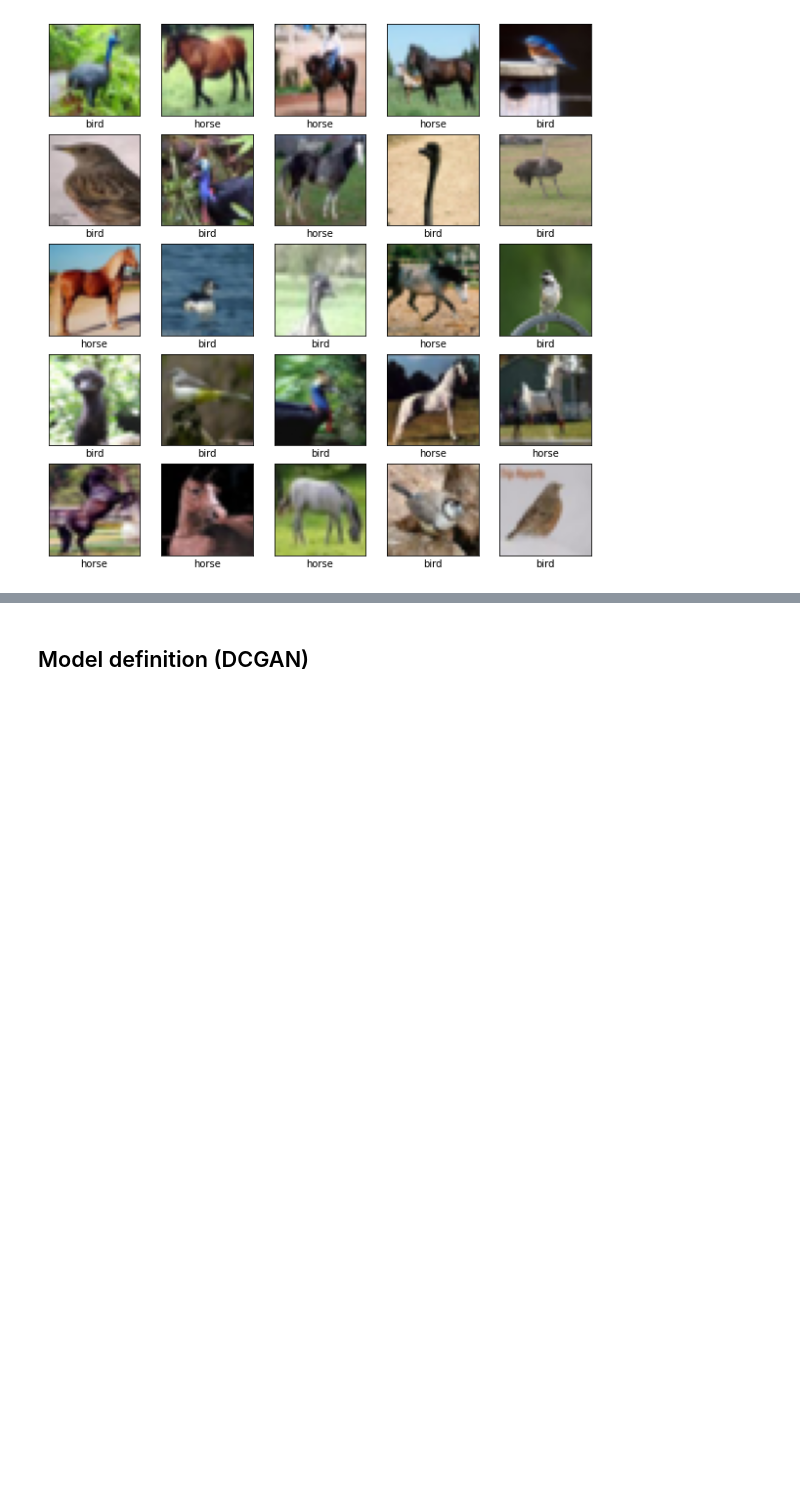
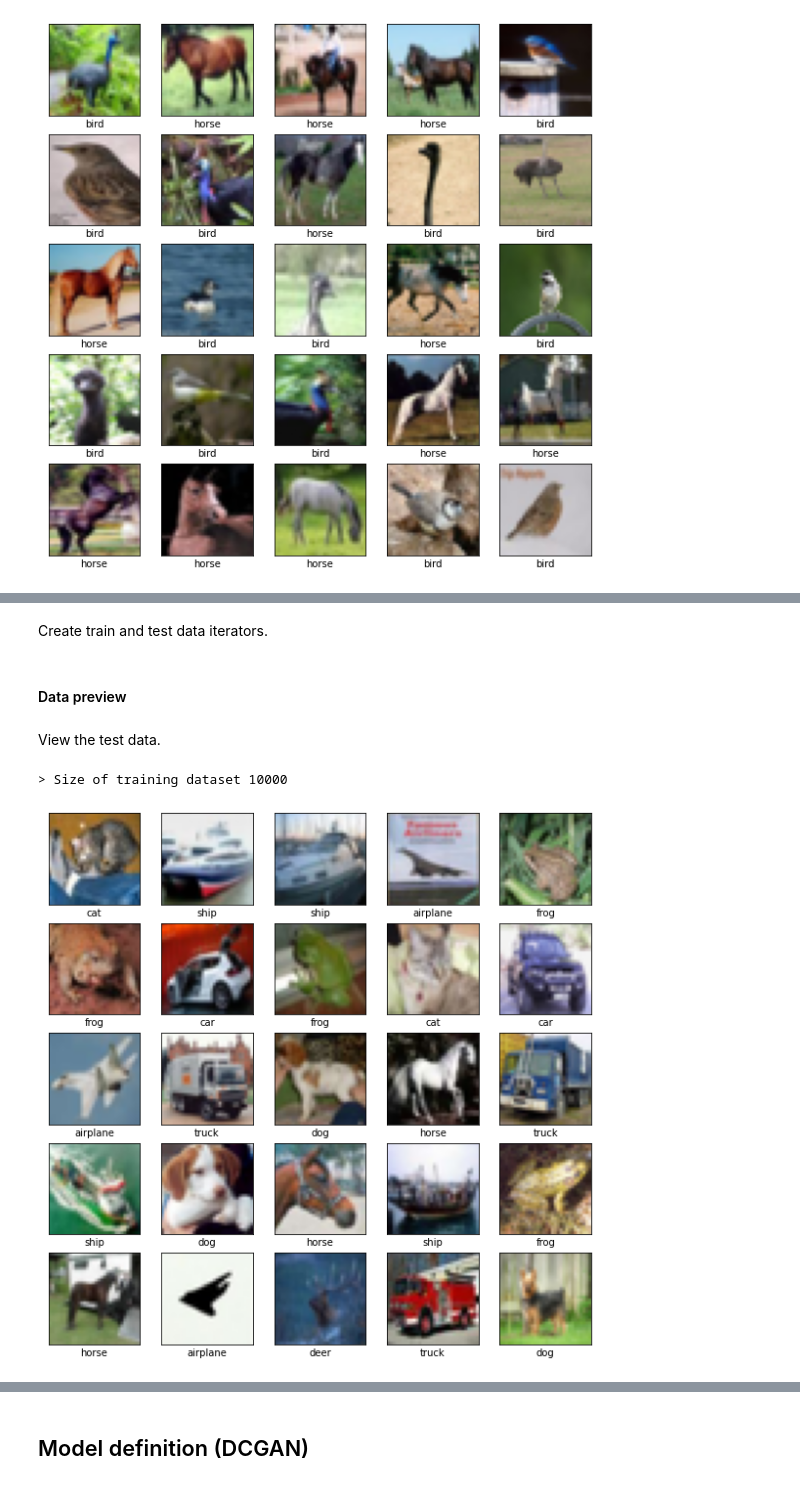
Before and after one commit to mattchap2/deep-learning, a Jupyter notebook: pegasus-code.ipynb, the cells around one changed output, grey strips where cells are left out. Saved outputs shown, nothing was run; the diff lists cells and outputs as text; code cells hidden in the pictures; blank space fills up the shorter version.

```diff
--- a/pegasus-code.ipynb
+++ b/pegasus-code.ipynb
@@ -142,0 +171,2 @@ plot_images(bird_and_horse_loader)
+# %% [markdown]
+Create train and test data iterators.
@@ -142,0 +176,9 @@ plot_images(bird_and_horse_loader)
+# %% [markdown]
+#### Data preview
+# %% [markdown]
+View the test data.
+# %%
+plot_images(test_dataloader)
+# %% [output]
+> Size of training dataset 10000
+[figure, added]
```
Also changed, not shown: parts of 33 cells of this notebook.
